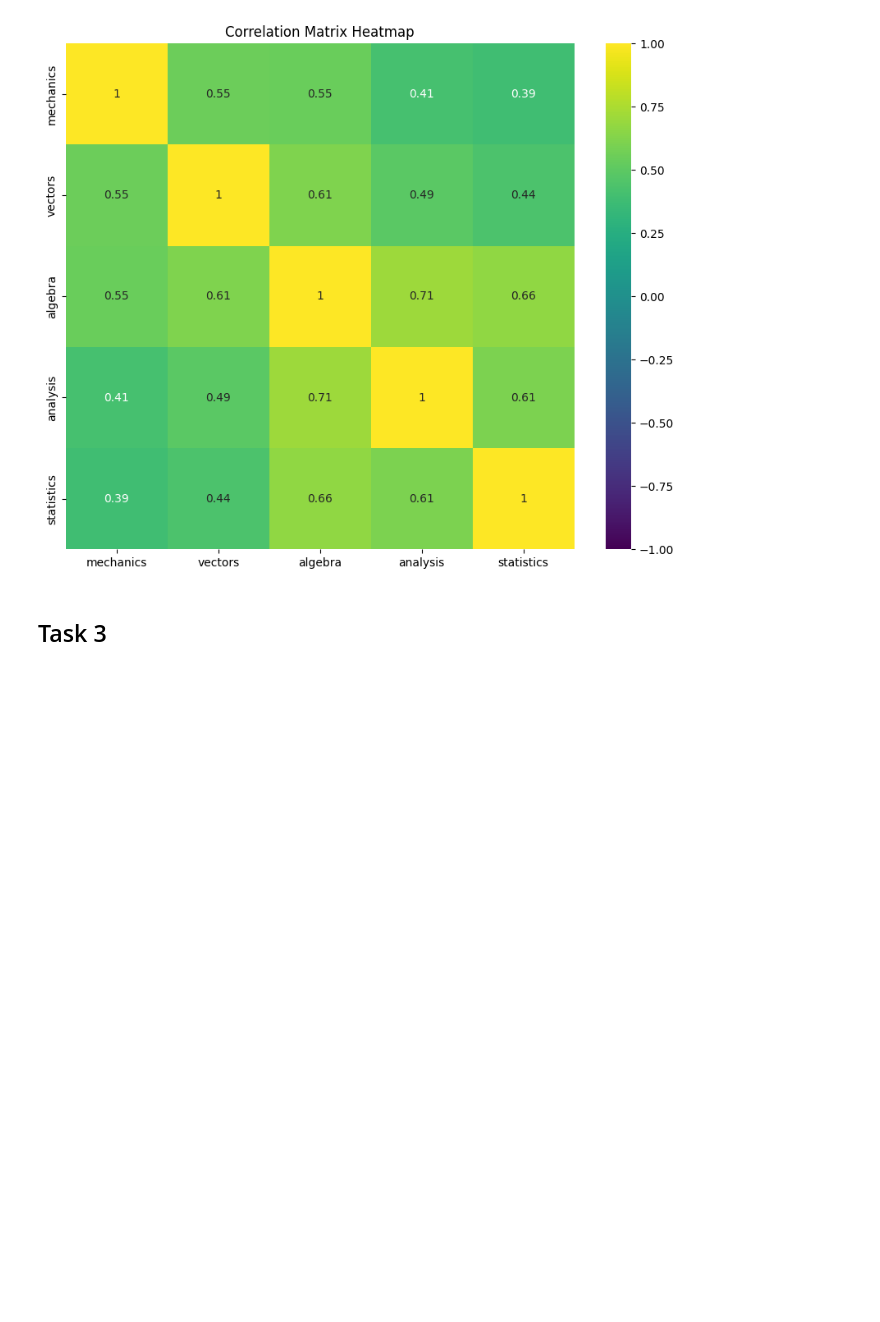
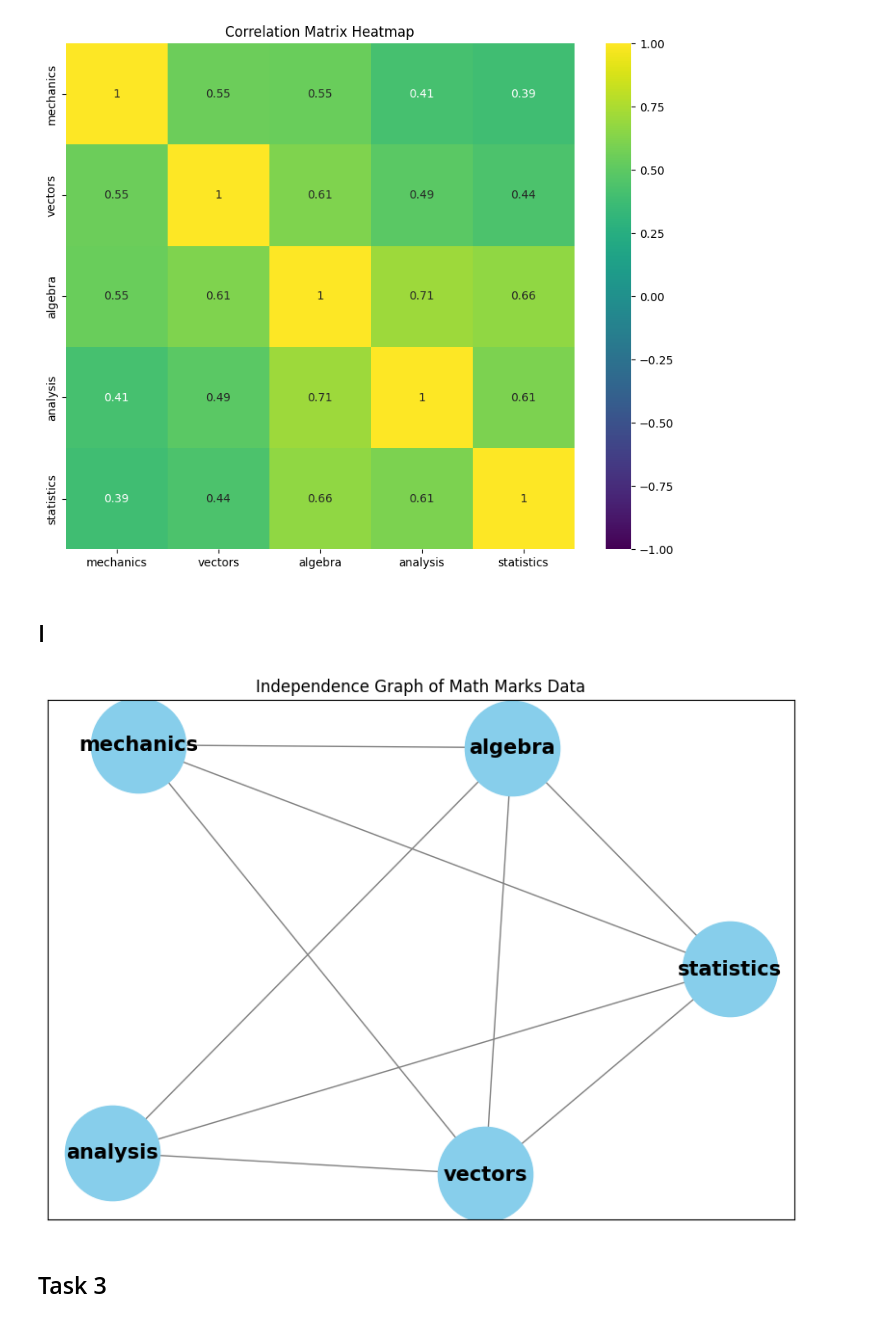
Before and after one commit to HyunchangOh/Complex-Systems, a Jupyter notebook: Assignment_8/Assignment_2_Antonov_Oh.ipynb, the cells around one changed output. Saved outputs shown, nothing was run; the diff lists cells and outputs as text; code cells hidden in the pictures; blank space fills up the shorter version.

```diff
--- a/Assignment_8/Assignment_2_Antonov_Oh.ipynb
+++ b/Assignment_8/Assignment_2_Antonov_Oh.ipynb
@@ -241,5 +248,29 @@ plt.show()
 # %% [output]
 [figure]
 [figure]
+# %% [markdown]
+## I
+# %%
+import networkx as nx
+
+G = nx.Graph()
+
+# Add nodes
+
+G.add_nodes_from(V)
+
+threshold = 0.01
+for i in range(len(V)):
+    for j in range(i + 1, len(V)):
+        if np.abs(K[i, j]) > threshold:
+            G.add_edge(V[i], V[j])
+
+pos = nx.spring_layout(G)
+plt.figure(figsize=(10, 7))
+nx.draw_networkx(G, pos, with_labels=True, node_size=5000, node_color='skyblue', font_size=15, font_weight='bold', edge_color='gray')
+plt.title('Independence Graph of Math Marks Data')
+plt.show()
+# %% [output]
+[figure, added]
 # %% [markdown]
 ## Task 3
```
Also changed, not shown: parts of 11 cells of this notebook, 1 other file.
